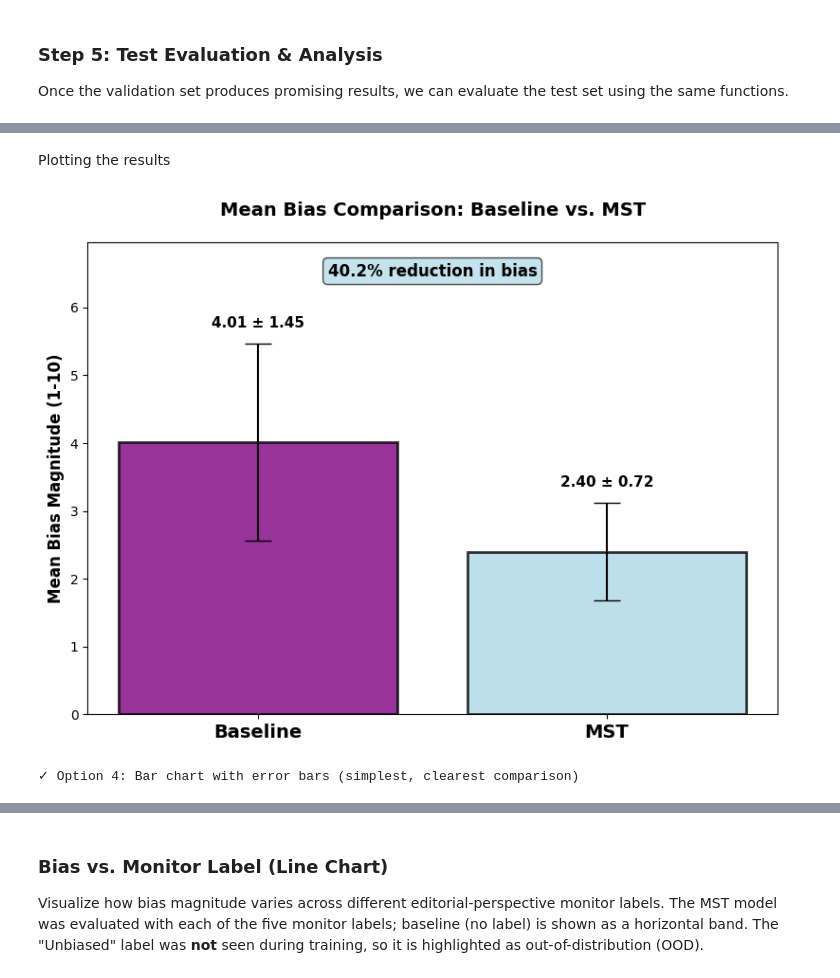
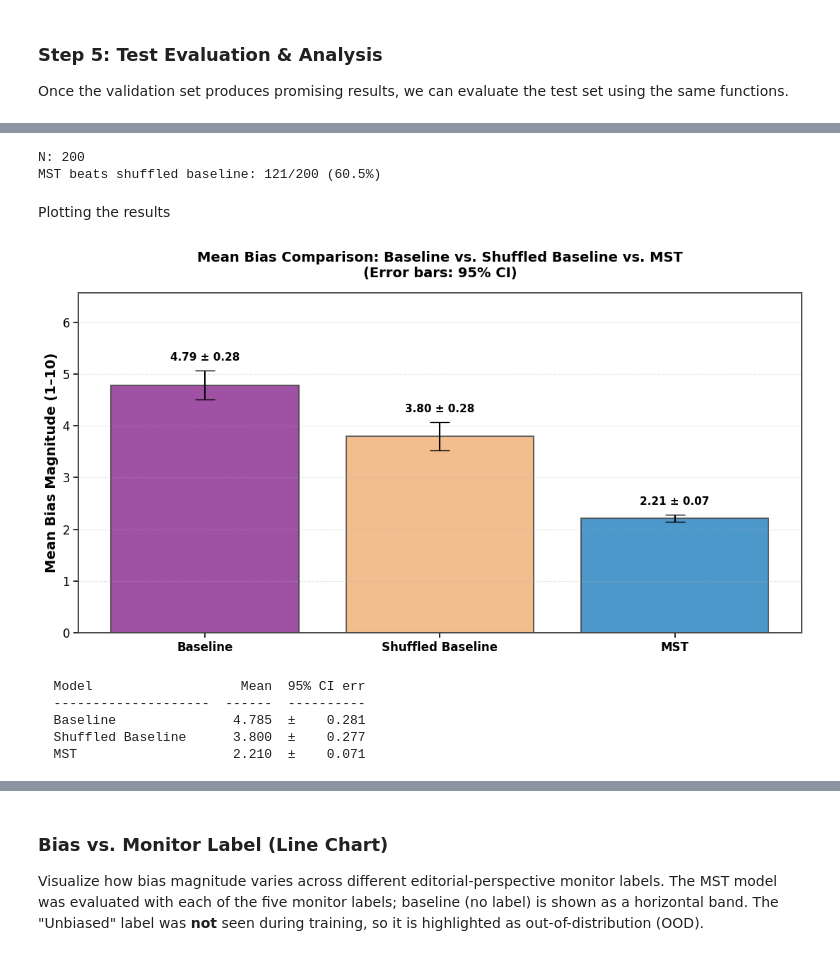
Before and after one commit to AlecHarrisGitHub/Monitor-Sensitive-Training, a Jupyter notebook: News_Bias/Bias_POC_Evaluation.ipynb, the cells around one changed output, grey strips where cells are left out. Drawn from its saved outputs; the diff is of its cells as text; code cells hidden in the pictures.

Commit message:
added ootb model and shuffled baseline to analysis

```diff
--- a/News_Bias/Bias_POC_Evaluation.ipynb
+++ b/News_Bias/Bias_POC_Evaluation.ipynb
@@ -140,29 +141,37 @@ if USE_HUGGINGFACE:
     print(" Data downloaded")
 
     # Model repositories (will download when loading models)
+    OOB_MODEL_NAME       = "meta-llama/Llama-3.2-3B-Instruct"  # base model, no LoRA
     BASELINE_MODEL_DIR = f"{HF_USERNAME}/bias-poc-baseline"
+    SHUFFLED_BASELINE_MODEL_DIR = f"{HF_USERNAME}/bias-poc-shuffled-baseline"
     MST_MODEL_DIR = f"{HF_USERNAME}/bias-poc-mst"
 
     print(f"\nModel repositories configured:")
-    print(f"  Baseline: {BASELINE_MODEL_DIR}")
-    print(f"  MST: {BASELINE_MODEL_DIR}")
+    print(f"  OOB:               {OOB_MODEL_NAME}")
+    print(f"  Baseline:          {BASELINE_MODEL_DIR}")
+    print(f"  Shuffled Baseline: {SHUFFLED_BASELINE_MODEL_DIR}")
+    print(f"  MST:               {MST_MODEL_DIR}")
 
 else:
     print(f"\nUsing local files from Google Drive...")
     ARTICLES_FILE = BASE_DIR / 'all_articles.jsonl'
     VALIDATION_TOPICS_FILE = BASE_DIR / 'validation_topics.jsonl'
     TEST_TOPICS_FILE = BASE_DIR / 'test_topics.jsonl'
+
+    OOB_MODEL_NAME       = "meta-llama/Llama-3.2-3B-Instruct"
+    SHUFFLED_BASELINE_MODEL_DIR = BASE_DIR / 'baseline_lora_output'
     BASELINE_MODEL_DIR = BASE_DIR / 'baseline_lora_output'
     MST_MODEL_DIR = BASE_DIR / 'mst_lora_output'
 
 # Results files
 EVALUATOR_SANITY_RESULTS_FILE = '/content/drive/MyDrive/evaluator_sanity_results.jsonl' if IS_COLAB else BASE_DIR / 'evaluator_sanity_results.jsonl'
 VALIDATION_RESULTS_FILE = '/content/drive/MyDrive/validation_results.jsonl' if IS_COLAB else BASE_DIR / 'validation_results.jsonl'
-TEST_RESULTS_FILE = '/content/drive/MyDrive/test_results.jsonl' if IS_COLAB else BASE_DIR / 'test_results.jsonl'
+TEST_RESULTS_FILE = '/content/drive/MyDrive/four_models_test_results.jsonl' if IS_COLAB else BASE_DIR / 'test_results.jsonl'
+MST_VARIED_TEST_RESULTS_FILE = '/content/drive/MyDrive/mst_varied_test_results.jsonl' if IS_COLAB else BASE_DIR / 'test_results.jsonl'
 
 # Evaluation configuration
 EVAL_CONFIG = {
-    'base_model': 'meta-llama/Llama-3.2-3B-Instruct',
+    'base_model': OOB_MODEL_NAME,
     'evaluator_model': 'anthropic/claude-3.5-sonnet',
     'samples_per_bias': 10,  # For sanity check
     'max_length': 512,
@@ -176,7 +185,9 @@ print(f"{'='*70}")
 print(f"Environment: {'Colab' if IS_COLAB else 'Local'}")
 print(f"Base directory: {BASE_DIR}")
 print(f"Models:")
+print(f"  OOB: {OOB_MODEL_NAME}")
 print(f"  Baseline: {BASELINE_MODEL_DIR}")
+print(f"  Shuffled Baseline: {SHUFFLED_BASELINE_MODEL_DIR}")
 print(f"  MST: {MST_MODEL_DIR}")
 print(f"Results:")
 print(f"  Validation: {VALIDATION_RESULTS_FILE}")
@@ -1577,27 +1666,3 @@ CAVEATS:
 ### **Step 5: Test Evaluation & Analysis**
 
 Once the validation set produces promising results, we can evaluate the test set using the same functions.
-# %%
-# Run test for each MST monitor label (optional; skip this cell if you only want validation).
-test_results_by_label = {}
-
-_base = str(TEST_RESULTS_FILE)
-for key, label in MST_MONITOR_LABELS.items():
-    out_file = _base.replace(".jsonl", f"_{key}.jsonl")
-    test_results_by_label[key] = evaluate_models(
-        baseline_model,
-        baseline_tokenizer,
-        mst_model,
-        mst_tokenizer,
-        test_topics,
-        evaluator_client,
-        mst_monitor_label=label,
-        split_name=f"test/{key}",
-        output_file=out_file,
-        resume=True,
-        save_metadata=True,
-    )
-
-print("\nDone. Test outputs:")
-for key in test_results_by_label:
-    print(" -", _base.replace(".jsonl", f"_{key}.jsonl"))
@@ -1639,3 +1737,27 @@ CAVEATS:
+# %%
+def get_results_summary(results_file: str):
+    results = []
+    with open(results_file, 'r') as f:
+        for line in f:
+            if line.strip():
+                results.append(json.loads(line))
+
+    complete = [r for r in results if r['status'] == 'complete']
+    n = len(complete)
+
+    shuffled_baseline_mags = [r['models']['shuffled_unbiased']['magnitude'] for r in complete]
+    mst_mags      = [r['models']['mst']['magnitude'] for r in complete]
+
+    mst_wins_baseline = sum(1 for b, m in zip(shuffled_baseline_mags, mst_mags) if m < b)
+    mst_wins_baseline_pct = 100 * mst_wins_baseline / n
+
+    print(f"N: {n}")
+    print(f"MST beats shuffled baseline: {mst_wins_baseline}/{n} ({mst_wins_baseline_pct:.1f}%)")
+
+get_results_summary(TEST_RESULTS_FILE)
+# %% [output]
+N: 200
+MST beats shuffled baseline: 121/200 (60.5%)
 # %% [markdown]
 Plotting the results
 # %%
@@ -1698,8 +1841,12 @@ def plot_option_4_bar_comparison(results_file: str, save_path: str = None):
 # %%
-plot_option_4_bar_comparison(TEST_RESULTS_FILE, "result_graph.png")
+plot_bar_comparison(TEST_RESULTS_FILE, "result_graph.png")
 # %% [output]
-[figure, old version]
+[figure, new version]
-✓ Option 4: Bar chart with error bars (simplest, clearest comparison)
+  Model                   Mean  95% CI err
+  --------------------  ------  ----------
+  Baseline               4.785  ±    0.281
+  Shuffled Baseline      3.800  ±    0.277
+  MST                    2.210  ±    0.071
 # %%
 def plot_objectivity_ratings(results_file: str, save_path: str = None):
     """
```
Also changed, not shown: parts of 27 cells of this notebook, 1 other file.
